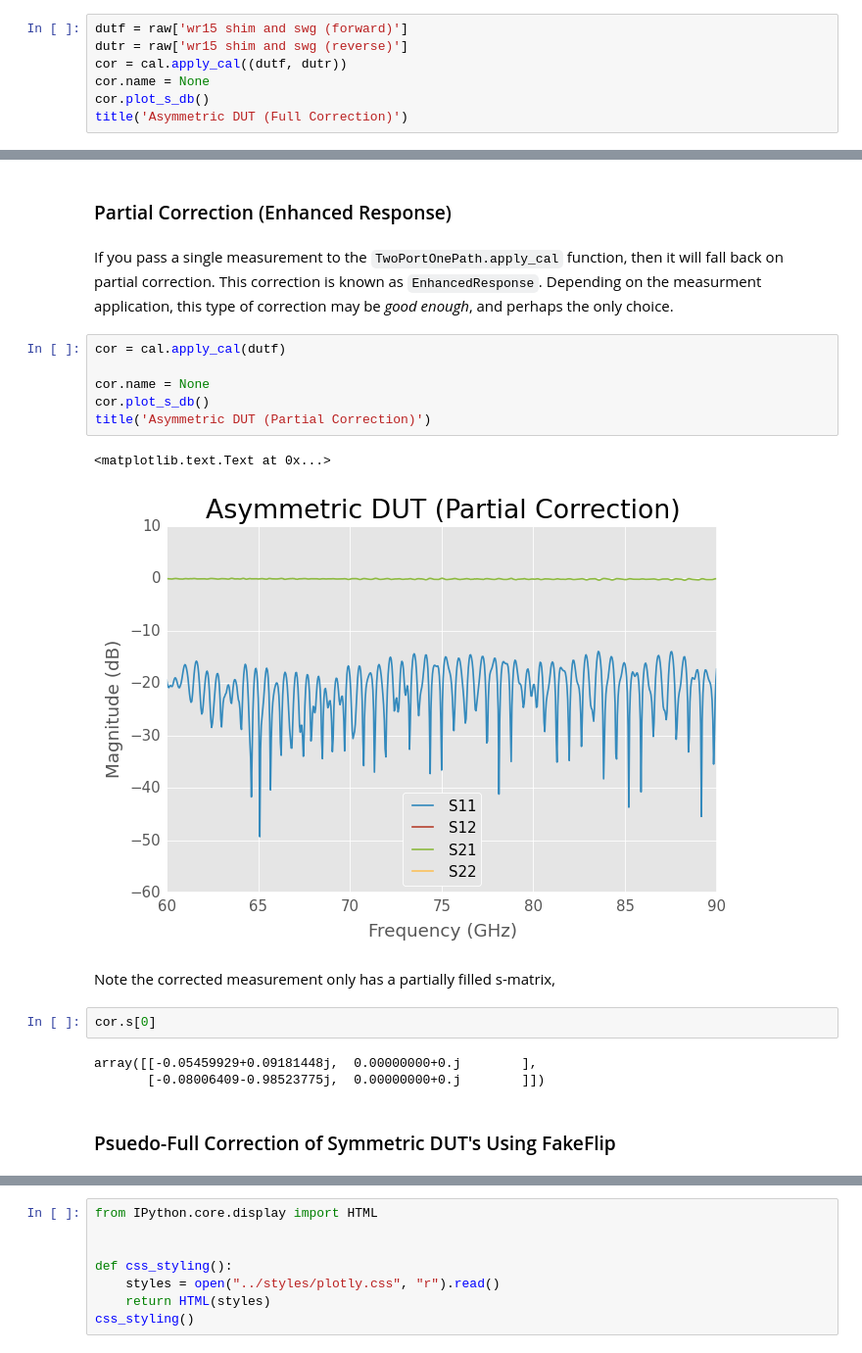
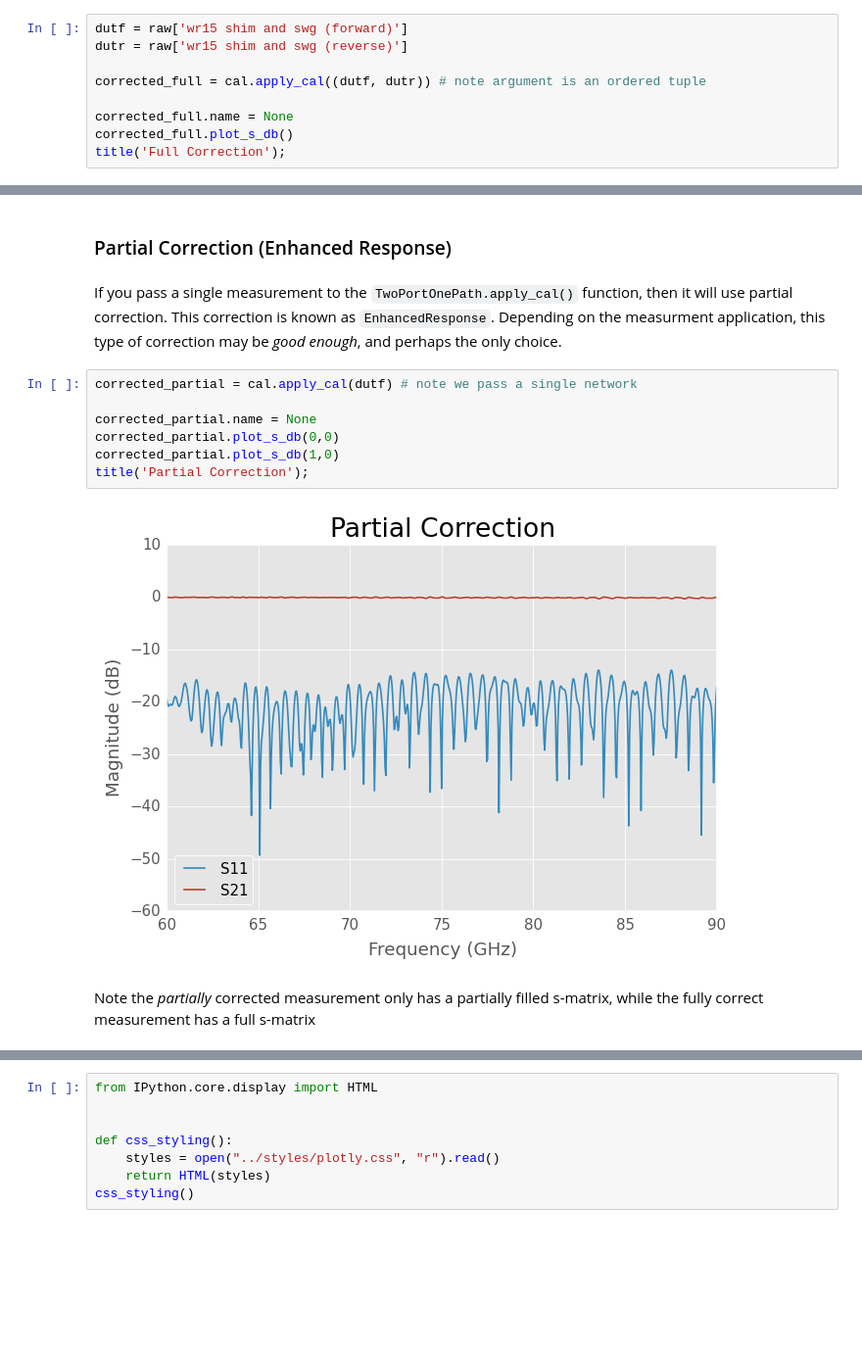
Before and after one commit to scikit-rf/examples, a Jupyter notebook: three_receiver_cal/Calibration With Three Receivers.ipynb, the cells around one changed output, grey strips where cells are left out. Shown: that part at 98% size. Cells and saved outputs as stored; diff of their text form; blank space fills up the shorter version.

```diff
--- a/three_receiver_cal/Calibration With Three Receivers.ipynb
+++ b/three_receiver_cal/Calibration With Three Receivers.ipynb
@@ -134,8 +115,10 @@ Full correction is achieved by measuring each device in both orientations, **for
 # %%
 dutf = raw['wr15 shim and swg (forward)']
 dutr = raw['wr15 shim and swg (reverse)']
-cor = cal.apply_cal((dutf, dutr))
-cor.name = None
-cor.plot_s_db()
-title('Asymmetric DUT (Full Correction)')
+
+corrected_full = cal.apply_cal((dutf, dutr)) # note argument is an ordered tuple
+
+corrected_full.name = None
+corrected_full.plot_s_db()
+title('Full Correction');
 # %% [output]
@@ -144,22 +126,15 @@ title('Asymmetric DUT (Full Correction)')
 # %% [markdown]
 ### Partial Correction (Enhanced Response)
 # %% [markdown]
-If you pass a single measurement to the `TwoPortOnePath.apply_cal` function, then it will fall back on partial correction. This correction is known as `EnhancedResponse`. Depending on the measurment application, this type of correction may be  *good enough*, and perhaps the only choice.
+If you pass a single measurement to the `TwoPortOnePath.apply_cal()` function, then it will use partial correction. This correction is known as `EnhancedResponse`. Depending on the measurment application, this type of correction may be  *good enough*, and perhaps the only choice.
 # %%
-cor = cal.apply_cal(dutf)
+corrected_partial = cal.apply_cal(dutf) # note we pass a single network
 
-cor.name = None
-cor.plot_s_db()
-title('Asymmetric DUT (Partial Correction)')
+corrected_partial.name = None
+corrected_partial.plot_s_db(0,0)
+corrected_partial.plot_s_db(1,0)
+title('Partial Correction');
 # %% [output]
-<matplotlib.text.Text at 0x...>
-[figure, old version]
+[figure, new version]
 # %% [markdown]
-Note the corrected measurement only has a partially filled s-matrix,
+Note the *partially* corrected measurement only has a partially filled s-matrix,  while the fully correct measurement has a full s-matrix
-# %%
-cor.s[0]
-# %% [output]
-array([[-0.05459929+0.09181448j,  0.00000000+0.j        ],
-       [-0.08006409-0.98523775j,  0.00000000+0.j        ]])
-# %% [markdown]
-### Psuedo-Full Correction of Symmetric DUT's Using FakeFlip
```
Also changed, not shown: parts of 35 cells of this notebook, 8 other files.
